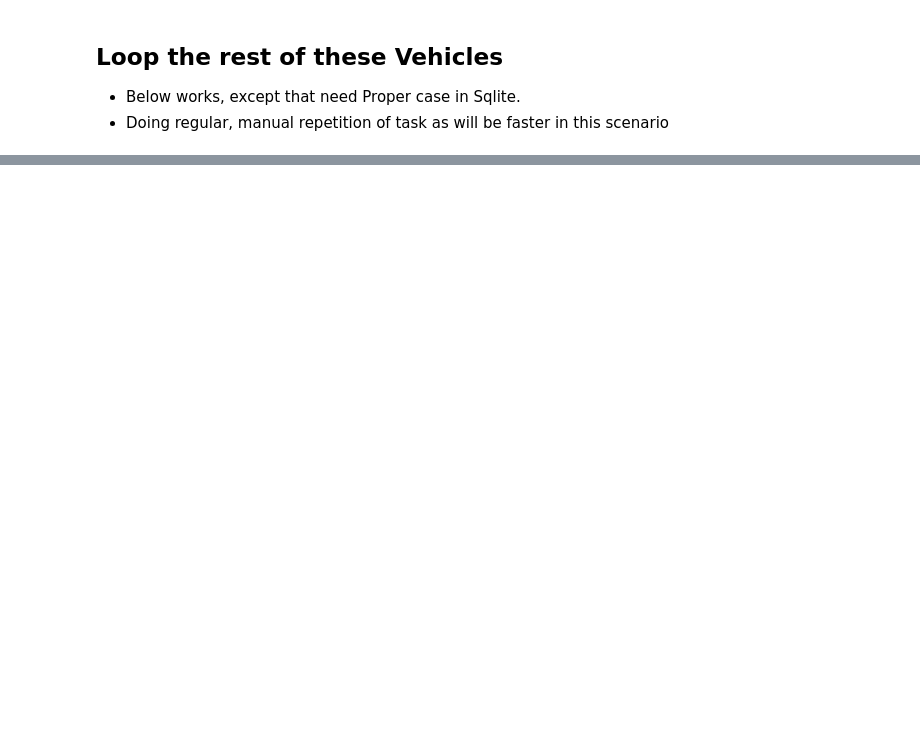
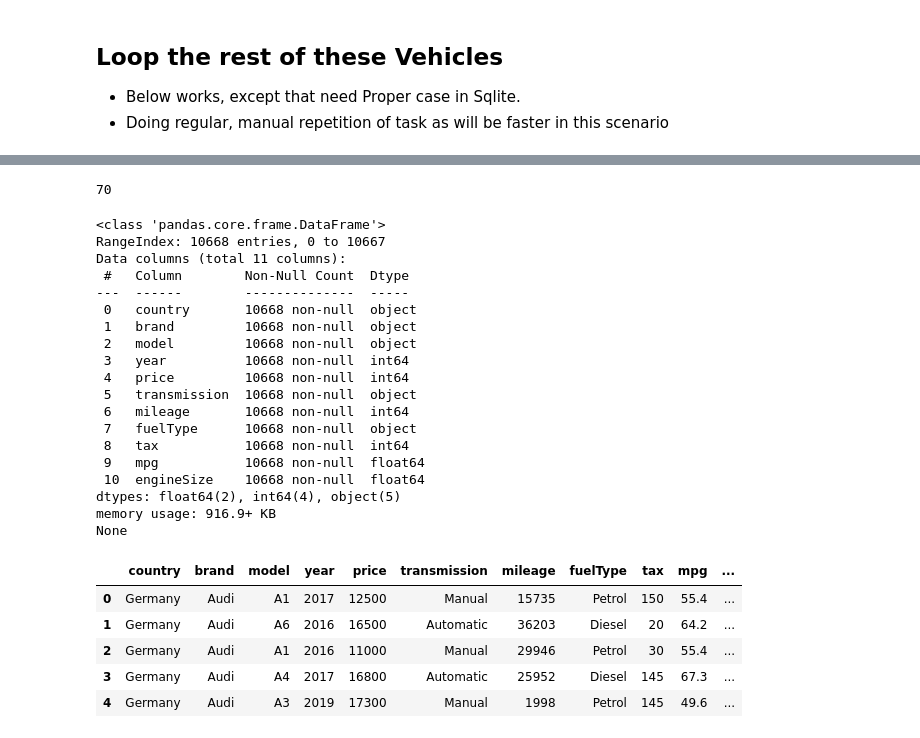
Before and after one commit to j-lepard/Understanding_Used_Car_Prices, a Jupyter notebook: 01.JAMIE.ipynb, the cells around one changed output, grey strips where cells are left out. Cells and saved outputs as stored; diff of their text form; code cells hidden in the pictures; blank space fills up the shorter version.

```diff
--- a/01.JAMIE.ipynb
+++ b/01.JAMIE.ipynb
@@ -172,0 +184,42 @@ list_of_manufacturer
+# %%
+import sqlite3
+import pandas as pd
+
+toyotas = pd.read_csv('./data_100k_cars/Toyota_vehicle_list.csv')
+toyotas
+
+conn = sqlite3.connect("car_data.db")
+
+toyotas.to_sql('toyotas', conn, if_exists="replace")
+# %% [output]
+70
+# %%
+audi_df = pd.read_csv('data/modified/audi_modified.csv')
+print(audi_df.info())
+audi_df.head()
+# %% [output]
+<class 'pandas.core.frame.DataFrame'>
+RangeIndex: 10668 entries, 0 to 10667
+Data columns (total 11 columns):
+ #   Column        Non-Null Count  Dtype
+---  ------        --------------  -----
+ 0   country       10668 non-null  object
+ 1   brand         10668 non-null  object
+ 2   model         10668 non-null  object
+ 3   year          10668 non-null  int64
+ 4   price         10668 non-null  int64
+ 5   transmission  10668 non-null  object
+ 6   mileage       10668 non-null  int64
+ 7   fuelType      10668 non-null  object
+ 8   tax           10668 non-null  int64
+ 9   mpg           10668 non-null  float64
+ 10  engineSize    10668 non-null  float64
+dtypes: float64(2), int64(4), object(5)
+memory usage: 916.9+ KB
+None
+|  | country | brand | model | year | price | transmission | mileage | fuelType | tax | mpg | ... |
+| 0 | Germany | Audi | A1 | 2017 | 12500 | Manual | 15735 | Petrol | 150 | 55.4 | ... |
+| 1 | Germany | Audi | A6 | 2016 | 16500 | Automatic | 36203 | Diesel | 20 | 64.2 | ... |
+| 2 | Germany | Audi | A1 | 2016 | 11000 | Manual | 29946 | Petrol | 30 | 55.4 | ... |
+| 3 | Germany | Audi | A4 | 2017 | 16800 | Automatic | 25952 | Diesel | 145 | 67.3 | ... |
+| 4 | Germany | Audi | A3 | 2019 | 17300 | Manual | 1998 | Petrol | 145 | 49.6 | ... |
```
Also changed, not shown: parts of 9 cells of this notebook.
